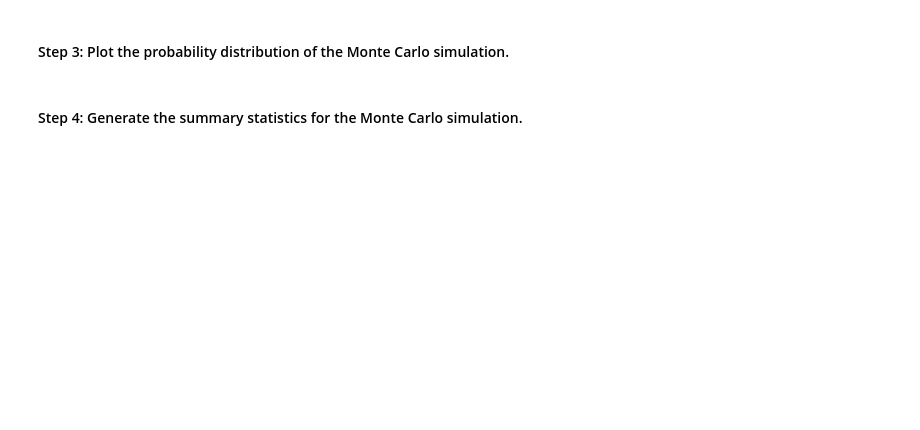
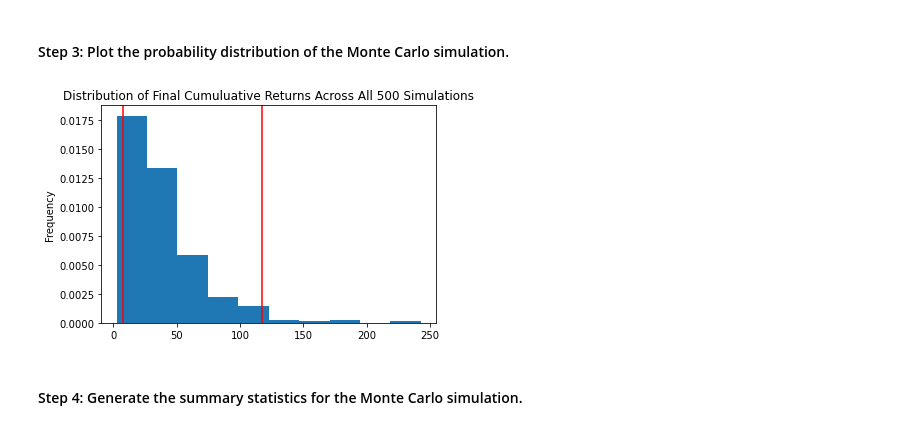
Before and after one commit to davidlp94/05_DLP_Financial_Planning_Tools, a Jupyter notebook: financial_planning_tools.ipynb, the cells around one changed output. Cells and saved outputs as stored; diff of their text form; code cells hidden in the pictures; blank space fills up the shorter version.

```diff
--- a/financial_planning_tools.ipynb
+++ b/financial_planning_tools.ipynb
@@ -439,7 +574,9 @@ In this section, you’ll use the MCForecastTools library to create a Monte Carl
 # %%
 # Visualize the probability distribution of the 30-year Monte Carlo simulation
 # by plotting a histogram
-# YOUR CODE HERE
+MC_30year_sim_dist_plot = MC_30year.plot_distribution()
+# %% [output]
+[figure, added]
 # %% [markdown]
 #### Step 4: Generate the summary statistics for the Monte Carlo simulation.
 # %%
```
Also changed, not shown: parts of 27 cells of this notebook.
